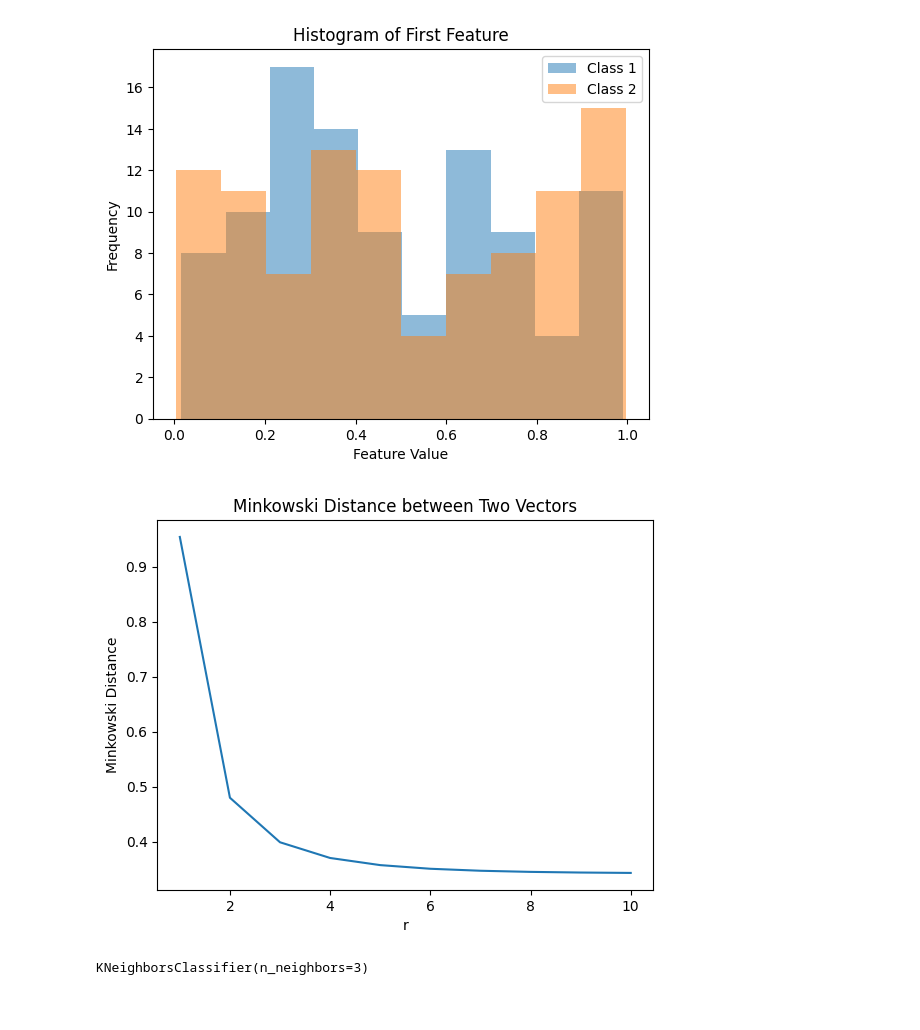
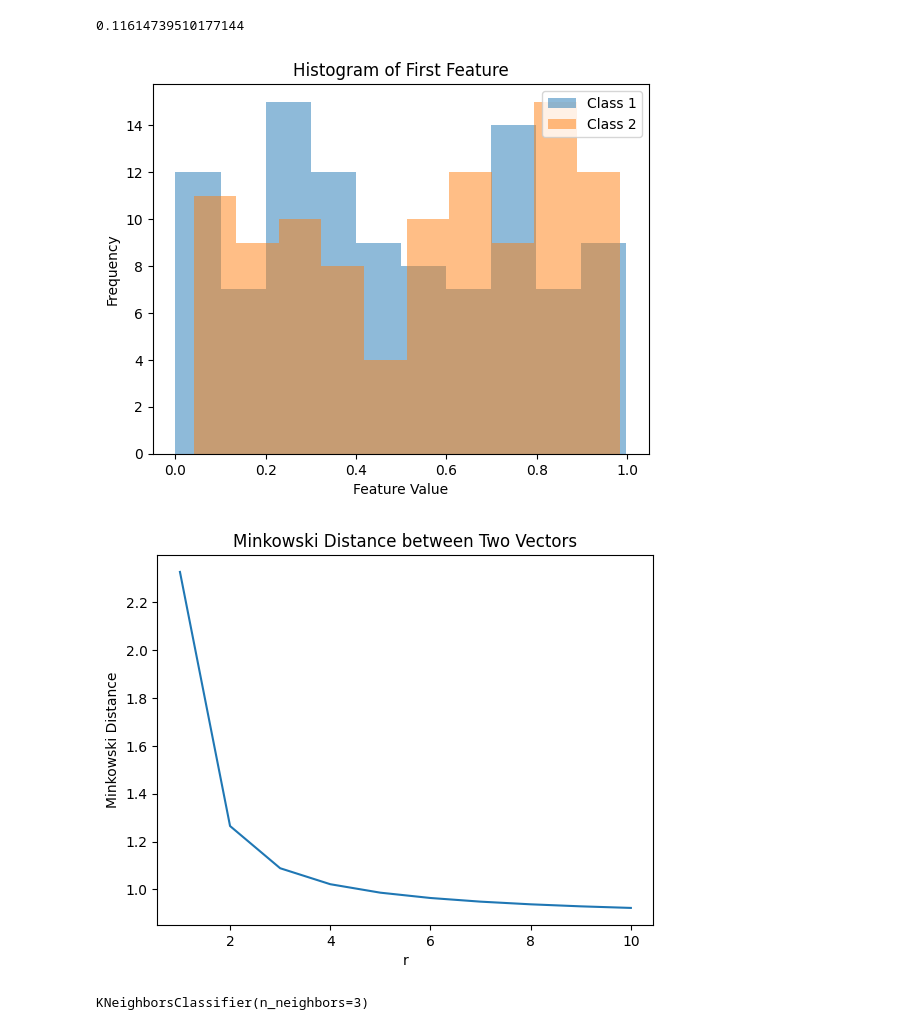
Before and after one commit to Munna-Prasad-Gupta/ML, a Jupyter notebook: ass3.ipynb, the cells around one changed output. Saved outputs shown, nothing was run; the diff lists cells and outputs as text; code cells hidden in the pictures.

```diff
--- a/ass3.ipynb
+++ b/ass3.ipynb
@@ -3,24 +3,44 @@
 # %%
 import numpy as np
 
-import numpy as np
+def generate_classes_and_compute_distance(num_vectors, num_features, seed=0):
+    """
+    Generate random feature vectors for two classes, calculate centroids and spreads,
+    and compute the distance between the centroids.
 
-# Generate random feature vectors for two classes
-np.random.seed(0)
-class1_vectors = np.random.rand(100, 5)  # 100 vectors, 5 features each
-class2_vectors = np.random.rand(100, 5)  # 100 vectors, 5 features each
+    Parameters:
+    - num_vectors (int): Number of vectors for each class
+    - num_features (int): Number of features for each vector
+    - seed (int, optional): Random seed for reproducibility (default=0)
 
-centroid1 = np.mean(class1_vectors, axis=0)
-centroid2 = np.mean(class2_vectors, axis=0)
+    Returns:
+    - distance (float): Distance between the centroids of the two classes
+    """
+    np.random.seed(seed)
 
+    class1_vectors = np.random.rand(num_vectors, num_features)
+    class2_vectors = np.random.rand(num_vectors, num_features)
 
-spread1 = np.std(class1_vectors, axis=0)
-spread2 = np.std(class2_vectors, axis=0)
+    centroid1 = np.mean(class1_vectors, axis=0)
+    centroid2 = np.mean(class2_vectors, axis=0)
 
+    spread1 = np.std(class1_vectors, axis=0)
+    spread2 = np.std(class2_vectors, axis=0)
 
-distance = np.linalg.norm(centroid1 - centroid2)
+    distance = np.linalg.norm(centroid1 - centroid2)
+
+    return distance
+
+distance = generate_classes_and_compute_distance(100, 5)
+print(distance)
+# %% [output]
+0.11614739510177144
 # %%
 import matplotlib.pyplot as plt
+
+class1_vectors = np.random.rand(100, 5)
+class2_vectors = np.random.rand(100, 5)
+
 
 feature_data_class1 = class1_vectors[:, 0]  # First feature of class 1
 feature_data_class2 = class2_vectors[:, 0]  # First feature of class 2
@@ -40,23 +60,42 @@ variance_class1 = np.var(feature_data_class1)
 mean_class2 = np.mean(feature_data_class2)
 variance_class2 = np.var(feature_data_class2)
 # %% [output]
-[figure, old version]
+[figure, new version]
 # %%
+import numpy as np
+
+def compute_minkowski_distances(vector1, vector2, max_r=10):
+    """
+    Compute Minkowski distances between two vectors for different values of r.
+
+    Parameters:
+    - vector1 (array): First vector
+    - vector2 (array): Second vector
+    - max_r (int, optional): Maximum value of r (default=10)
+
+    Returns:
+    - minkowski_distances (list): List of Minkowski distances for r=1 to max_r
+    """
+    minkowski_distances = []
+    for r in range(1, max_r + 1):
+        distance = np.linalg.norm(vector1 - vector2, ord=r)
+        minkowski_distances.append(distance)
+
+    return minkowski_distances
+
 vector1 = class1_vectors[0]  # First vector of class 1
 vector2 = class2_vectors[0]  # First vector of class 2
 
-minkowski_distances = []
-for r in range(1, 11):
-    distance = np.linalg.norm(vector1 - vector2, ord=r)
-    minkowski_distances.append(distance)
+minkowski_distances = compute_minkowski_distances(vector1, vector2)
+# print(minkowski_distances)
 
 plt.plot(range(1, 11), minkowski_distances)
 plt.xlabel('r')
 plt.ylabel('Minkowski Distance')
 plt.title('Minkowski Distance between Two Vectors')
 plt.show()
 # %% [output]
-[figure, old version]
+[figure, new version]
 # %%
 from sklearn.model_selection import train_test_split
 
```
